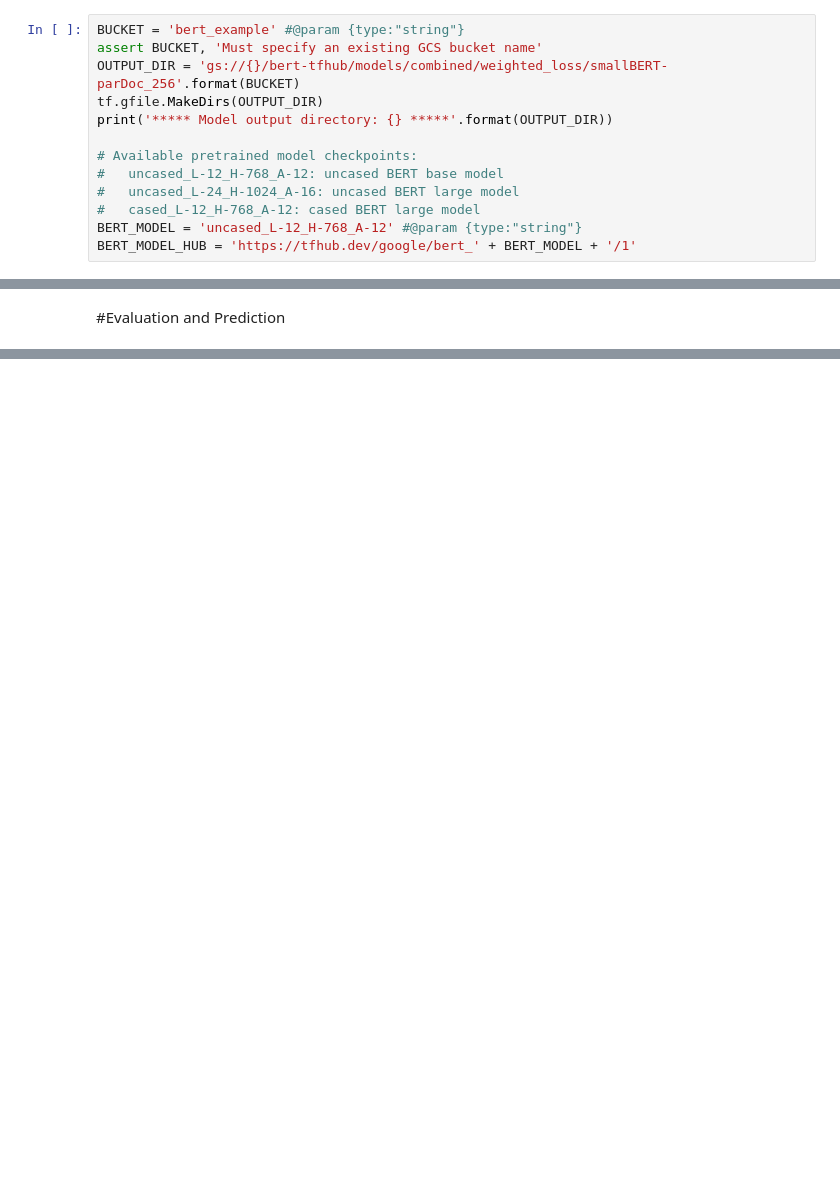
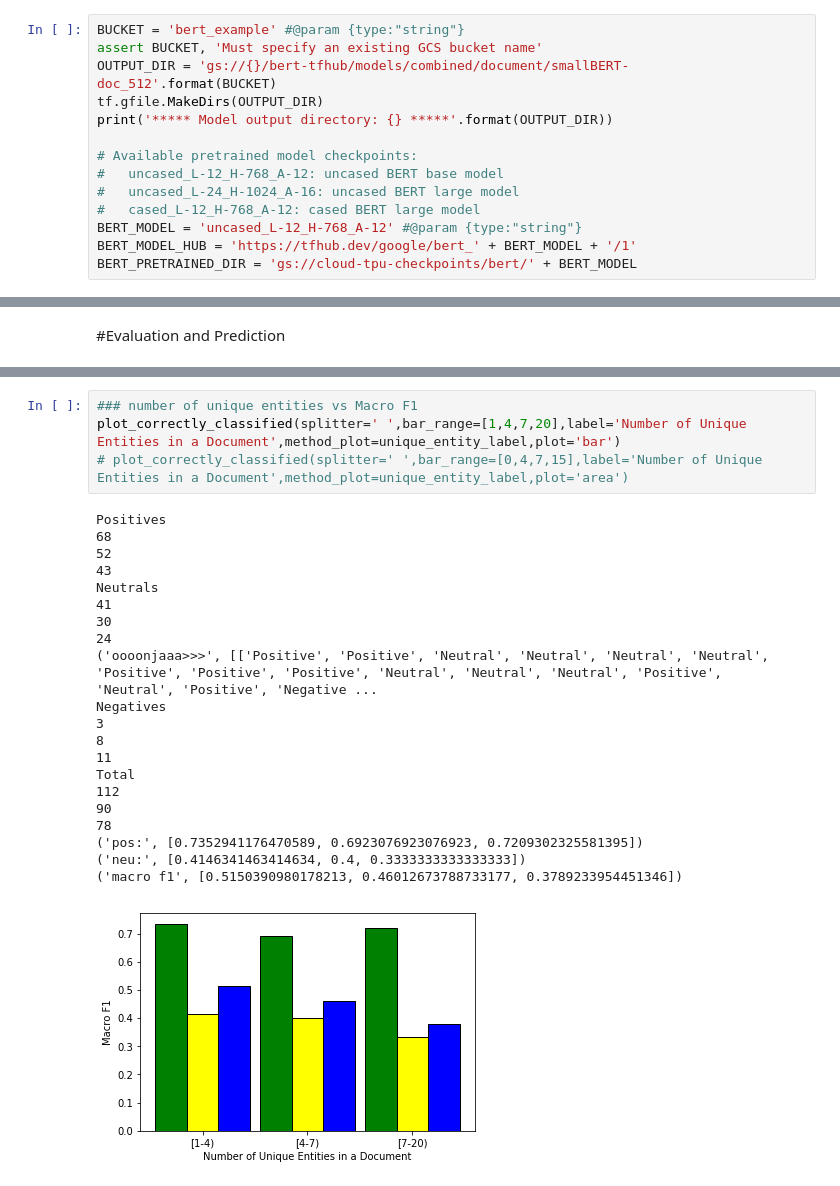
Before and after one commit to MHDBST/BERT_examples, a Jupyter notebook: MyBert_paragraph_document_TPU.ipynb, the cells around one changed output, grey strips where cells are left out. Drawn from its saved outputs; the diff is of its cells as text; blank space fills up the shorter version.

```diff
--- a/MyBert_paragraph_document_TPU.ipynb
+++ b/MyBert_paragraph_document_TPU.ipynb
@@ -67,7 +66,7 @@ W0520 03:40:10.135040 139864273921920 __init__.py:56] Some hub symbols are not a
 # %%
 BUCKET = 'bert_example' #@param {type:"string"}
 assert BUCKET, 'Must specify an existing GCS bucket name'
-OUTPUT_DIR = 'gs://{}/bert-tfhub/models/combined/weighted_loss/smallBERT-parDoc_256'.format(BUCKET)
+OUTPUT_DIR = 'gs://{}/bert-tfhub/models/combined/document/smallBERT-doc_512'.format(BUCKET)
 tf.gfile.MakeDirs(OUTPUT_DIR)
 print('***** Model output directory: {} *****'.format(OUTPUT_DIR))
 
@@ -77,4 +76,5 @@ print('***** Model output directory: {} *****'.format(OUTPUT_DIR))
 #   cased_L-12_H-768_A-12: cased BERT large model
 BERT_MODEL = 'uncased_L-12_H-768_A-12' #@param {type:"string"}
 BERT_MODEL_HUB = 'https://tfhub.dev/google/bert_' + BERT_MODEL + '/1'
+BERT_PRETRAINED_DIR = 'gs://cloud-tpu-checkpoints/bert/' + BERT_MODEL
 # %% [output]
@@ -606,0 +1120,26 @@ I0509 11:52:50.725656 140107810211712 run_classifier.py:466] input_mask: 1 1 1 1
+# %%
+### number of unique entities vs Macro F1
+plot_correctly_classified(splitter=' ',bar_range=[1,4,7,20],label='Number of Unique Entities in a Document',method_plot=unique_entity_label,plot='bar')
+# plot_correctly_classified(splitter=' ',bar_range=[0,4,7,15],label='Number of Unique Entities in a Document',method_plot=unique_entity_label,plot='area')
+# %% [output]
+Positives
+68
+52
+43
+Neutrals
+41
+30
+24
+('oooonjaaa>>>', [['Positive', 'Positive', 'Neutral', 'Neutral', 'Neutral', 'Neutral', 'Positive', 'Positive', 'Positive', 'Neutral', 'Neutral', 'Neutral', 'Positive', 'Neutral', 'Positive', 'Negative ...
+Negatives
+3
+8
+11
+Total
+112
+90
+78
+('pos:', [0.7352941176470589, 0.6923076923076923, 0.7209302325581395])
+('neu:', [0.4146341463414634, 0.4, 0.3333333333333333])
+('macro f1', [0.5150390980178213, 0.46012673788733177, 0.3789233954451346])
+[figure, added]
```
Also changed, not shown: parts of 36 cells of this notebook.
